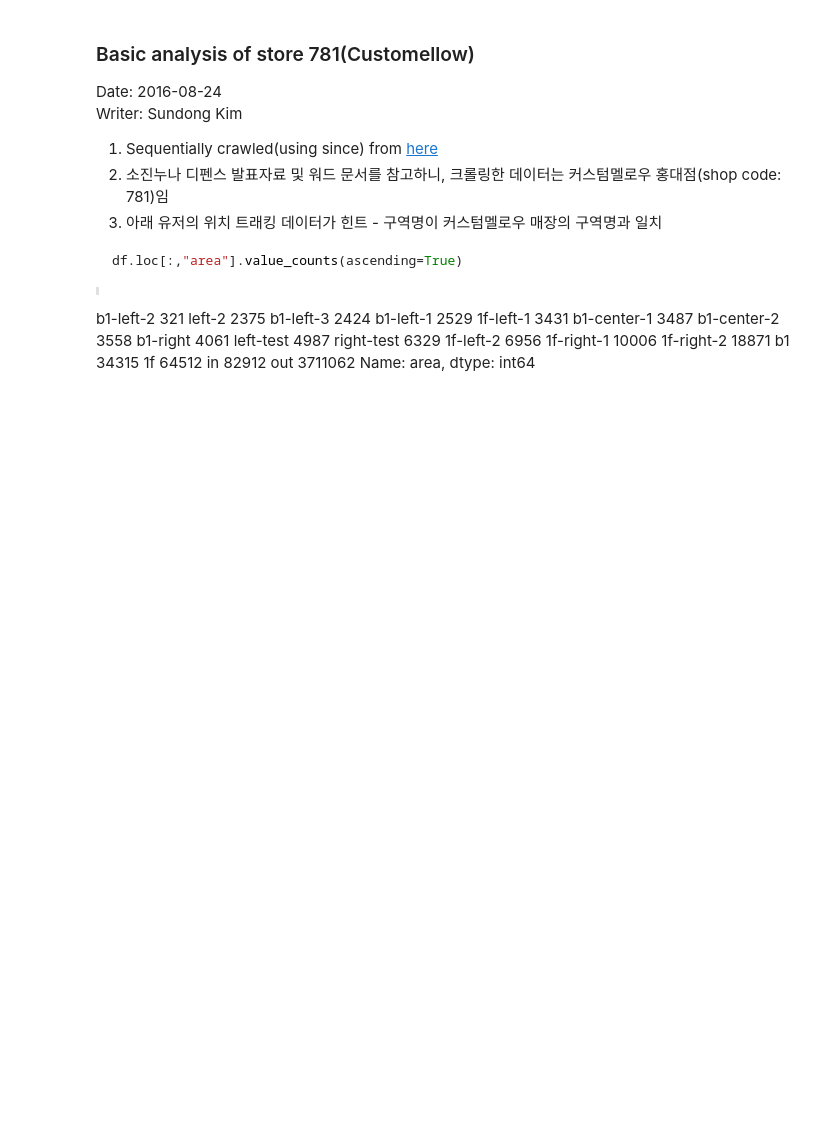
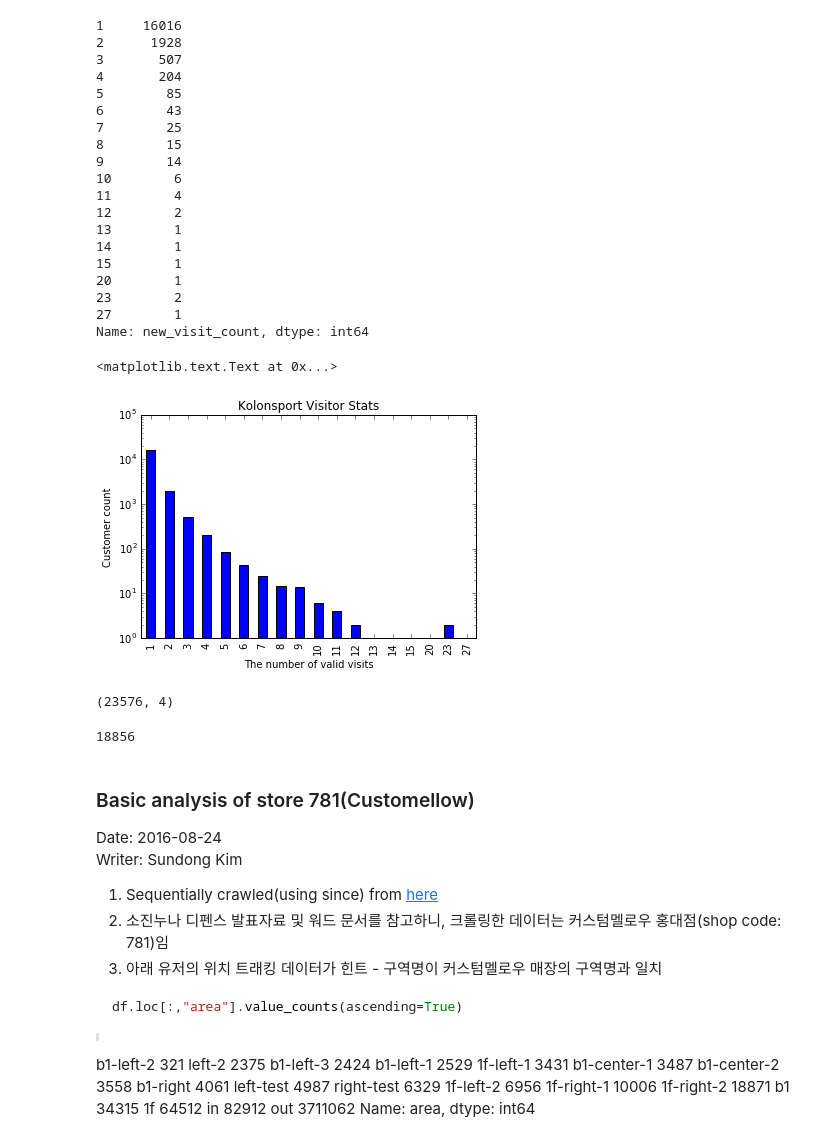
Before and after one commit to Yoo-Ju/MSRA_proposal_wifi_log, a Jupyter notebook: notebook/basic_analysis.ipynb, the cells around one changed output. Drawn from its saved outputs; the diff is of its cells as text; code cells hidden in the pictures; blank space fills up the shorter version.

```diff
--- a/notebook/basic_analysis.ipynb
+++ b/notebook/basic_analysis.ipynb
@@ -0,0 +226,8 @@
+# %%
+outlogs = []
+strr = 'out'
+for i in range(30):
+    outlogs.append(strr)
+    strr = strr + ',out'
+# %%
+traj1 = traj1[-traj1.traj.isin(outlogs)]
@@ -0,0 +243,7 @@
+# %%
+### Count visit_counts for each user (history)
+
+traj1.loc[:,'cnt'] = 1
+traj1['new_visit_count'] = traj1[['device_id', 'cnt']].groupby('device_id').cumsum()
+del traj1['cnt']
+traj1.tail(5)
@@ -1,3 +257,49 @@
+# %%
+traj1['date_device_id'] = traj1.date.map(str) + "_" + traj1.device_id
+
+traj1 = traj1.set_index(['date_device_id'])
+
+trajs_full2 = traj1
+del traj1
+# %%
+ # 재방문 횟수별 사람 수
+customer_revisit_count = trajs_full2.groupby(['device_id'])['new_visit_count'].max().value_counts().sort_index()
+print (customer_revisit_count)
+
+%matplotlib inline
+ax = customer_revisit_count.plot(kind='bar', logy=True, title='Kolonsport Visitor Stats')
+ax.set_xlabel("The number of valid visits")
+ax.set_ylabel("Customer count")
+# %% [output]
+1     16016
+2      1928
+3       507
+4       204
+5        85
+6        43
+7        25
+8        15
+9        14
+10        6
+11        4
+12        2
+13        1
+14        1
+15        1
+20        1
+23        2
+27        1
+Name: new_visit_count, dtype: int64
+<matplotlib.text.Text at 0x...>
+[figure, added]
+# %%
+trajs_full2.shape
+# %% [output]
+(23576, 4)
+# %%
+len(trajs_full2['device_id'].unique().tolist())
+# %% [output]
+18856
 # %% [markdown]
 ### Basic analysis of store 781(Customellow)
 
```
Also changed, not shown: parts of 44 cells of this notebook, 1 other file.
